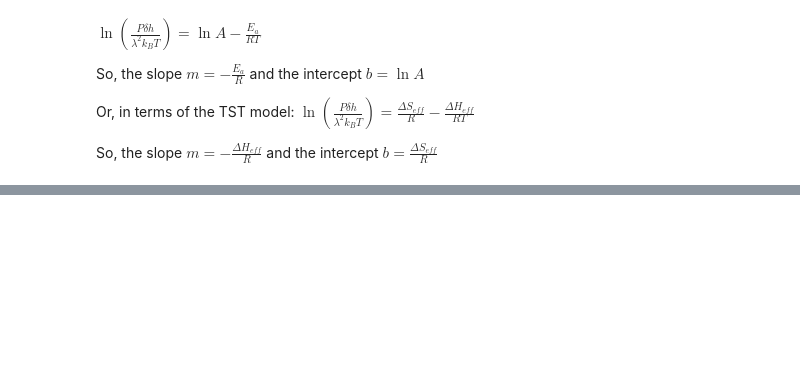
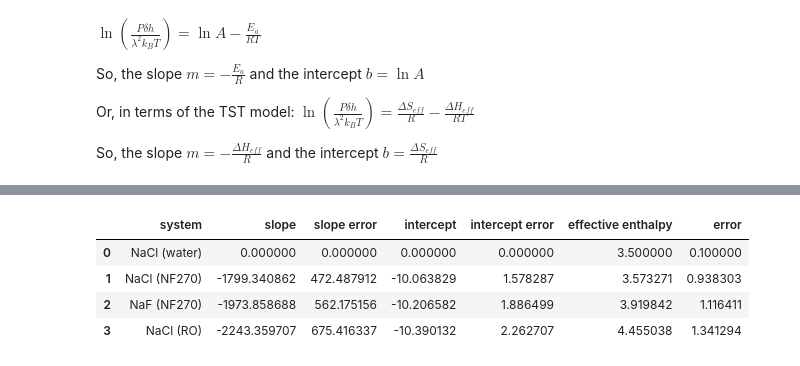
Before and after one commit to schwinns/eyring_model, a Jupyter notebook: experimental_barriers.ipynb, the cells around one changed output, grey strips where cells are left out. Saved outputs shown, nothing was run; the diff lists cells and outputs as text; code cells hidden in the pictures; blank space fills up the shorter version.

```diff
--- a/experimental_barriers.ipynb
+++ b/experimental_barriers.ipynb
@@ -298,17 +127,40 @@ See the caveats in the documentation: https://pandas.pydata.org/pandas-docs/stab
 # %%
 # generate the barrier data with error for plotting
 barriers = pd.DataFrame()
 barriers['system'] = ['NaCl (water)', 'NaCl (NF270)', 'NaF (NF270)', 'NaCl (RO)']
 
-# perform a parametric bootstrap on the experimental data
-barrier_mean = [3.5]
-barrier_std = [0.1]
+# perform linear regression and save the standard error
+slopes = [0]
+slope_err = [0]
+intercepts = [0]
+intercept_err = [0]
+dH = [3.5]
+dH_err = [0.1]
 for tmp in [df1,df2,df3]:
-    n_bootstraps = 5000
-    boot_results = generate_bootstrapped_results(tmp, n_bootstraps=n_bootstraps)
-    dH = boot_results[:,1]*(-R)
-    barrier_mean.append(dH.mean())
-    barrier_std.append(dH.std())
 
-barriers['effective enthalpy'] = barrier_mean
-barriers['error'] = barrier_std
+    X = sm.add_constant(1/tmp['T (K)'])
+    ols = sm.OLS(np.log(tmp['B (m/sec)'] / tmp['T (K)']), X)
+    results = ols.fit()
+    b, m = results.params
+    be, me = results.bse
+
+    slopes.append(m)
+    slope_err.append(me)
+    intercepts.append(b)
+    intercept_err.append(be)
+    dH.append(-m*R)
+    dH_err.append(me*R)
+
+barriers['slope'] = slopes
+barriers['slope error'] = slope_err
+barriers['intercept'] = intercepts
+barriers['intercept error'] = intercept_err
+barriers['effective enthalpy'] = dH
+barriers['error'] = dH_err
+barriers
+# %% [output]
+|  | system | slope | slope error | intercept | intercept error | effective enthalpy | error |
+| 0 | NaCl (water) | 0.000000 | 0.000000 | 0.000000 | 0.000000 | 3.500000 | 0.100000 |
+| 1 | NaCl (NF270) | -1799.340862 | 472.487912 | -10.063829 | 1.578287 | 3.573271 | 0.938303 |
+| 2 | NaF (NF270) | -1973.858688 | 562.175156 | -10.206582 | 1.886499 | 3.919842 | 1.116411 |
+| 3 | NaCl (RO) | -2243.359707 | 675.416337 | -10.390132 | 2.262707 | 4.455038 | 1.341294 |
```
Also changed, not shown: parts of 19 cells of this notebook, 23 other files.
